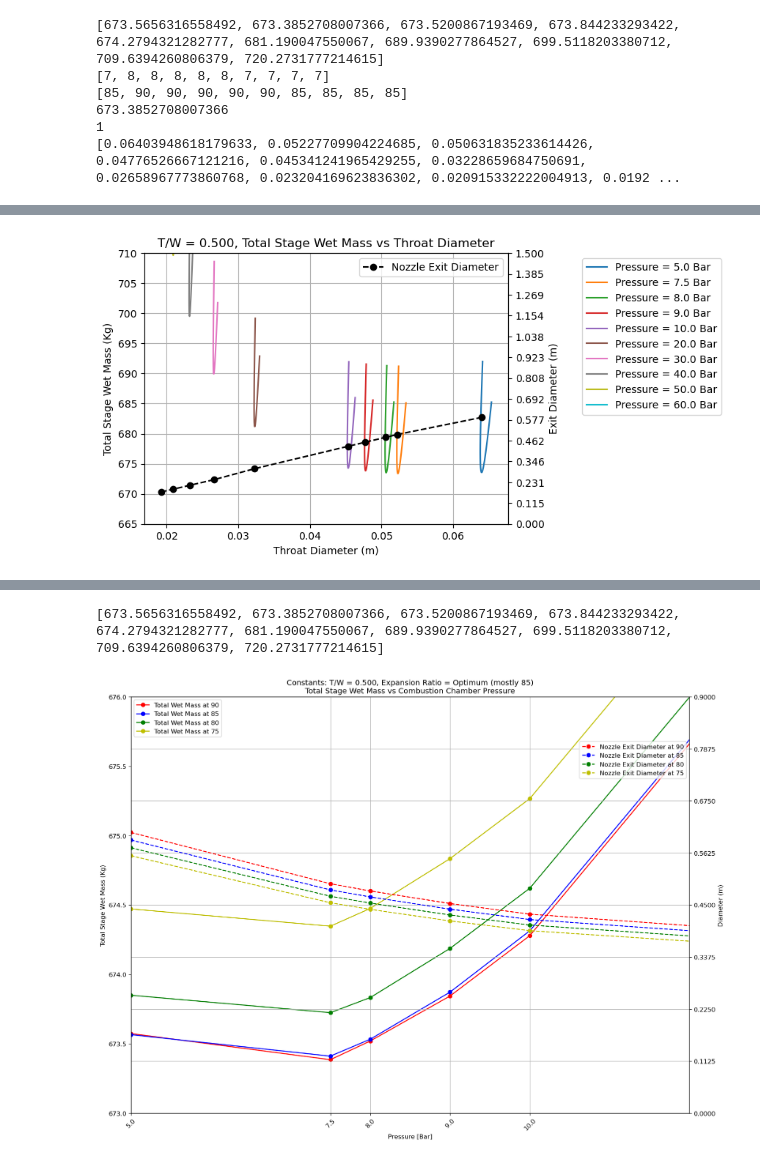
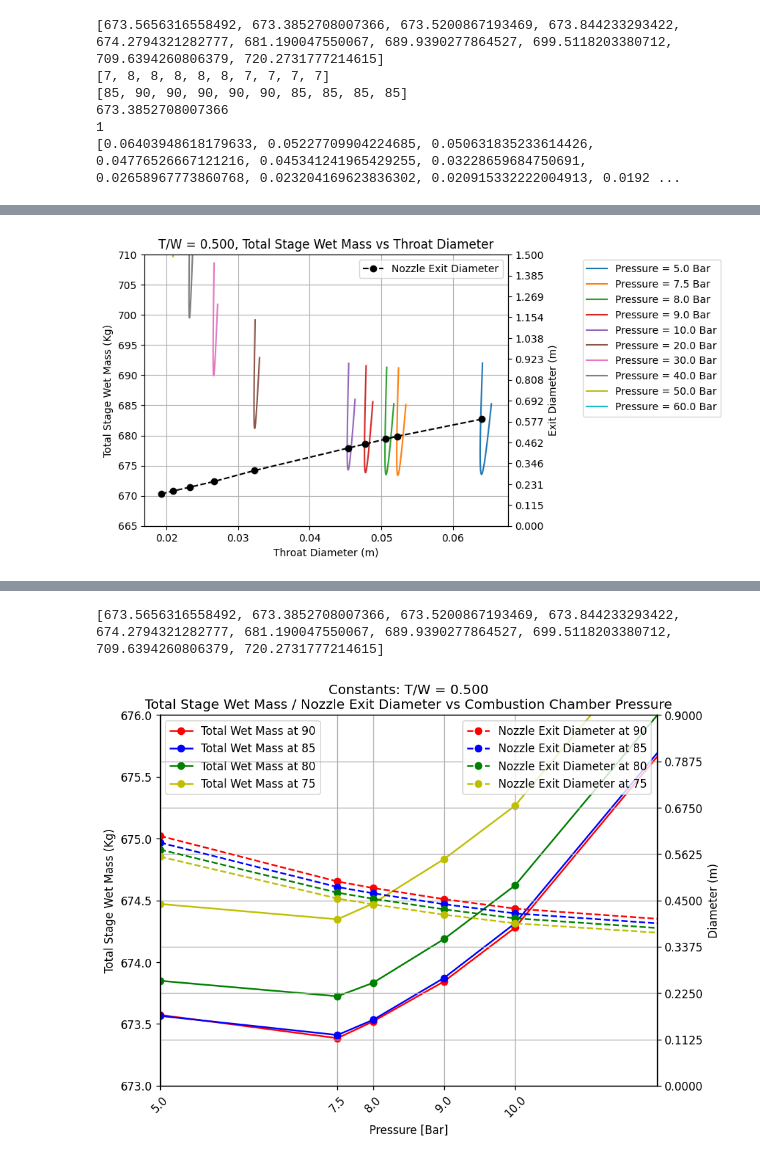
Before and after one commit to krainrpmt/Senior-Project-Electric-Turbopump, a Jupyter notebook: Pump Specification Calculator.ipynb, the cells around one changed output, grey strips where cells are left out. Cells and saved outputs as stored; diff of their text form; code cells hidden in the pictures.

```diff
--- a/Pump Specification Calculator.ipynb
+++ b/Pump Specification Calculator.ipynb
@@ -1064,7 +1064,7 @@ plt.show()
 
 
 #Total Wet Mass vs Throat Diameter ZOOMED (Lightest Only)
-fig = plt.figure(figsize=(16, 12), dpi=120)
+fig = plt.figure(figsize=(8, 6), dpi=120)
 ax = fig.add_subplot(111)
 
 #Dt = [0.146666135002613, 0.09317758690360858, 0.06605601318585663, 0.05400992113743822, 0.046816168877520846, 0.03316796672401447, 0.027106376900970404, 0.023488241438720907, 0.021016293343071965, 0.01919078663249976]
@@ -1086,33 +1086,33 @@ ax.plot(np.array(Pressure_Keys)/1e5,[Rocket_Performance_Library[Pressure_Keys[i]
 ax.set_xlabel('Pressure [Bar]')
 ax.set_xticks([5,7.5,8.0,9.0,10.0,20,30,40,50,60])
 ax.tick_params(axis='x', labelrotation = 45)
 ax.set_ylabel('Total Stage Wet Mass (Kg)')
 ax.set_ylim([673,676])
 ax.set_xlim([5,12])
 
 ax2 = ax.twinx()
 #ax2.plot(np.array(Pressure_Keys)/1e5, Dt, '--ok', label='Nozzle Throat Diameter')
 #ax2.plot(np.array(Pressure_Keys)/1e5, De, '--or', label='Nozzle Exit Diameter at 85')
 ax2.plot(np.array(Pressure_Keys)/1e5, np.sqrt(np.array([Rocket_Performance_Library[Pressure_Keys[i]]['dt'][8] for i in range(len(Pressure_Keys))])**2*nozzle_expansion_ratio0[8]), '--or', label=f'Nozzle Exit Diameter at {nozzle_expansion_ratio0[8]}')
 ax2.plot(np.array(Pressure_Keys)/1e5, np.sqrt(np.array([Rocket_Performance_Library[Pressure_Keys[i]]['dt'][7] for i in range(len(Pressure_Keys))])**2*nozzle_expansion_ratio0[7]), '--ob', label=f'Nozzle Exit Diameter at {nozzle_expansion_ratio0[7]}')
 ax2.plot(np.array(Pressure_Keys)/1e5, np.sqrt(np.array([Rocket_Performance_Library[Pressure_Keys[i]]['dt'][6] for i in range(len(Pressure_Keys))])**2*nozzle_expansion_ratio0[6]), '--og', label=f'Nozzle Exit Diameter at {nozzle_expansion_ratio0[6]}')
 ax2.plot(np.array(Pressure_Keys)/1e5, np.sqrt(np.array([Rocket_Performance_Library[Pressure_Keys[i]]['dt'][5] for i in range(len(Pressure_Keys))])**2*nozzle_expansion_ratio0[5]), '--oy', label=f'Nozzle Exit Diameter at {nozzle_expansion_ratio0[5]}')
 
 ax2.set_ylabel('Diameter (m)')
 ax2.set_yticks(np.linspace(0,0.90,9))
 
-plt.title('Constants: T/W = 0.500, Expansion Ratio = Optimum (mostly 85)\nTotal Stage Wet Mass vs Combustion Chamber Pressure')
+plt.title('Constants: T/W = 0.500\nTotal Stage Wet Mass / Nozzle Exit Diameter vs Combustion Chamber Pressure')
 
 ax.grid(axis = 'x')
 ax2.grid()
 ax.legend()
-ax2.legend(bbox_to_anchor=(1,0.9))
+ax2.legend(bbox_to_anchor=(1,1.0))
 plt.show()
 # %% [output]
 [figure]
 [figure]
 [figure]
 [figure]
 [figure]
 [673.5656316558492, 673.3852708007366, 673.5200867193469, 673.844233293422, 674.2794321282777, 681.190047550067, 689.9390277864527, 699.5118203380712, 709.6394260806379, 720.2731777214615]
-[figure, old version]
+[figure, new version]
```
Also changed, not shown: parts of 1 cell of this notebook, 1 other file.
